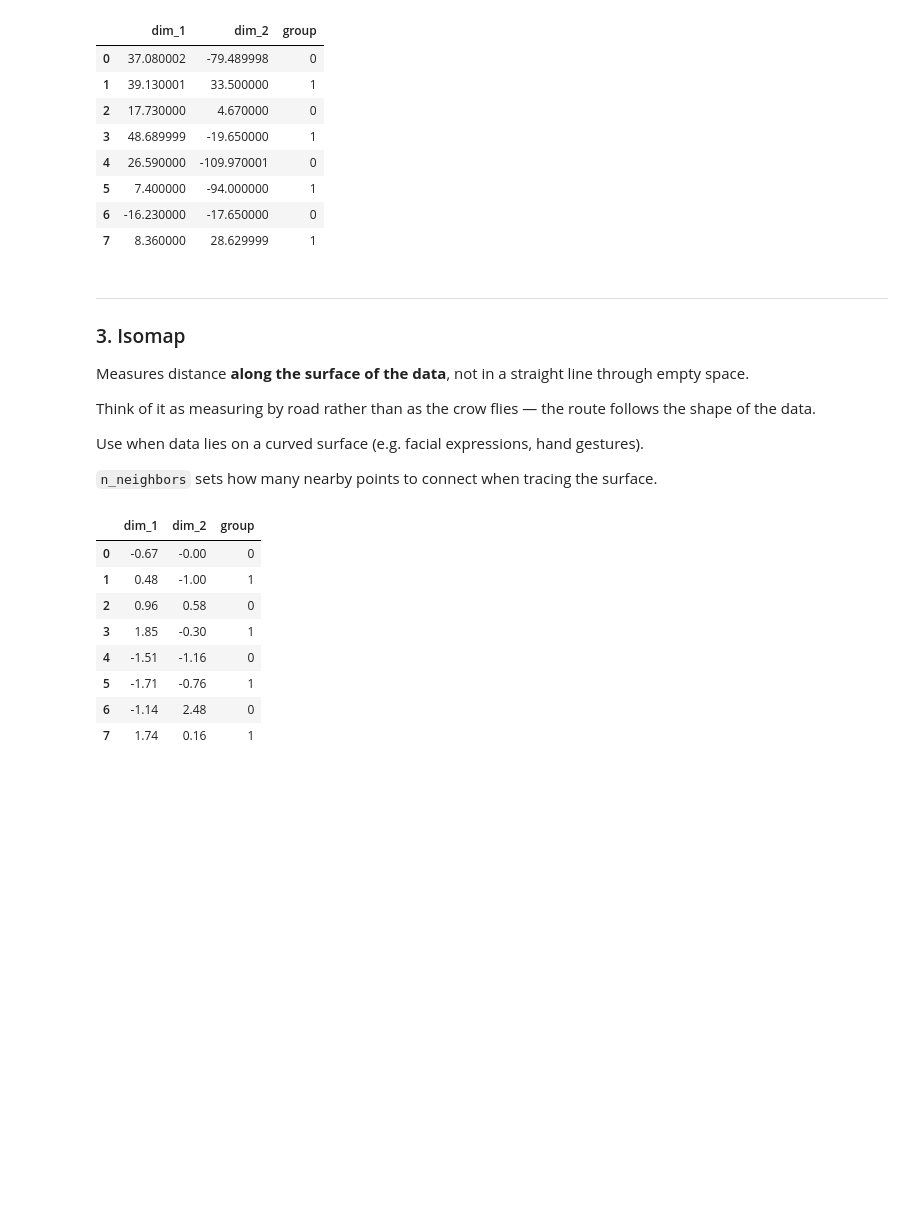
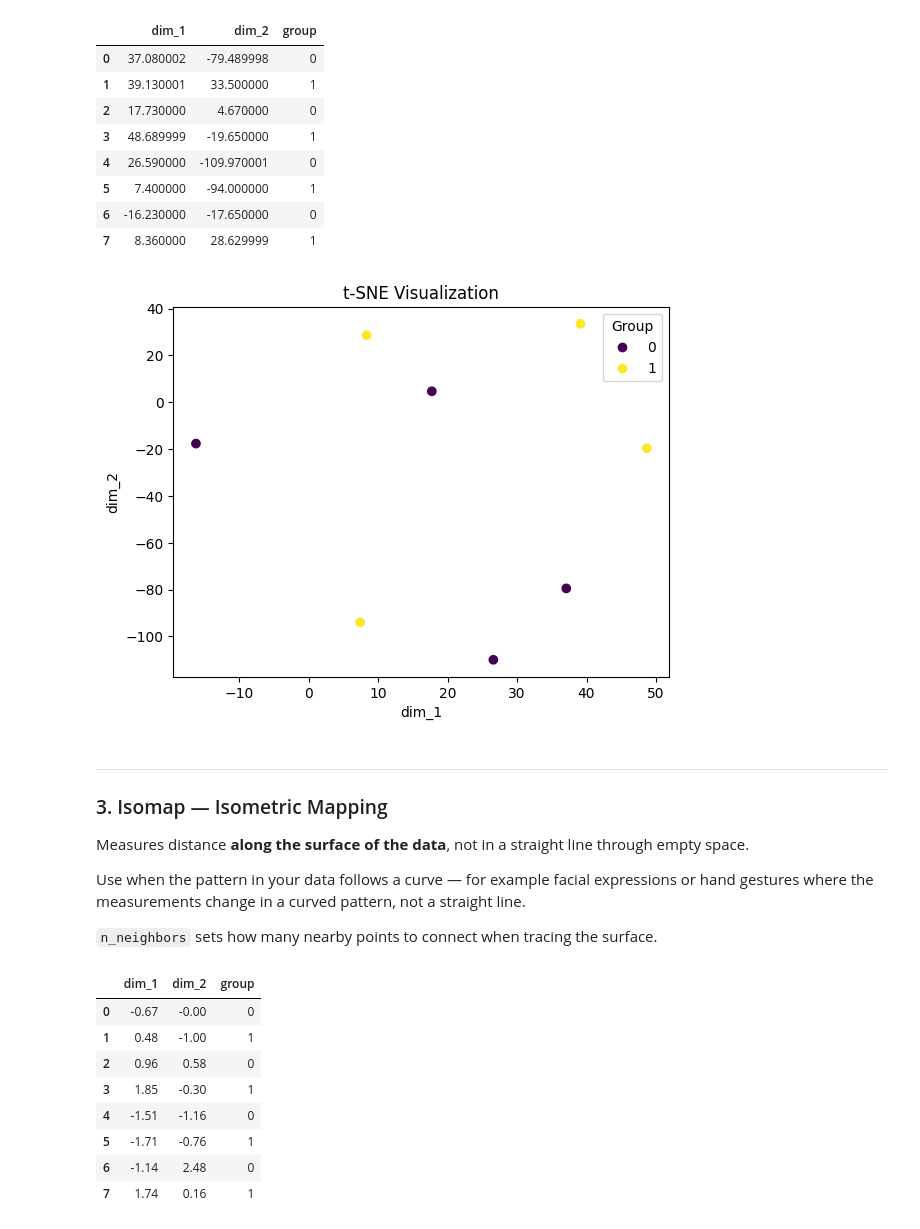
Before and after one commit to bspoerri/Feature-Engineering-Seminar, a Jupyter notebook: 7_Extraction.ipynb, the cells around one changed output. Saved outputs shown, nothing was run; the diff lists cells and outputs as text; code cells hidden in the pictures; blank space fills up the shorter version.

```diff
--- a/7_Extraction.ipynb
+++ b/7_Extraction.ipynb
@@ -246,15 +246,25 @@ df_tsne.round(2)
 | 5 | 7.400000 | -94.000000 | 1 |
 | 6 | -16.230000 | -17.650000 | 0 |
 | 7 | 8.360000 | 28.629999 | 1 |
+# %%
+import matplotlib.pyplot as plt
+
+scatter = plt.scatter(df_tsne['dim_1'], df_tsne['dim_2'], c=df_tsne['group'])
+plt.xlabel('dim_1')
+plt.ylabel('dim_2')
+plt.title('t-SNE Visualization')
+plt.legend(*scatter.legend_elements(), title="Group")
+
+plt.show()
+# %% [output]
+[figure, added]
 # %% [markdown]
 ---
-### 3. Isomap
+### 3. Isomap — Isometric Mapping
 
 Measures distance **along the surface of the data**, not in a straight line through empty space.
 
-Think of it as measuring by road rather than as the crow flies — the route follows the shape of the data.
-
-Use when data lies on a curved surface (e.g. facial expressions, hand gestures).
+Use when the pattern in your data follows a curve — for example facial expressions or hand gestures where the measurements change in a curved pattern, not a straight line.
 
 `n_neighbors` sets how many nearby points to connect when tracing the surface.
 # %%
```
Also changed, not shown: parts of 4 cells of this notebook, 1 other file.
